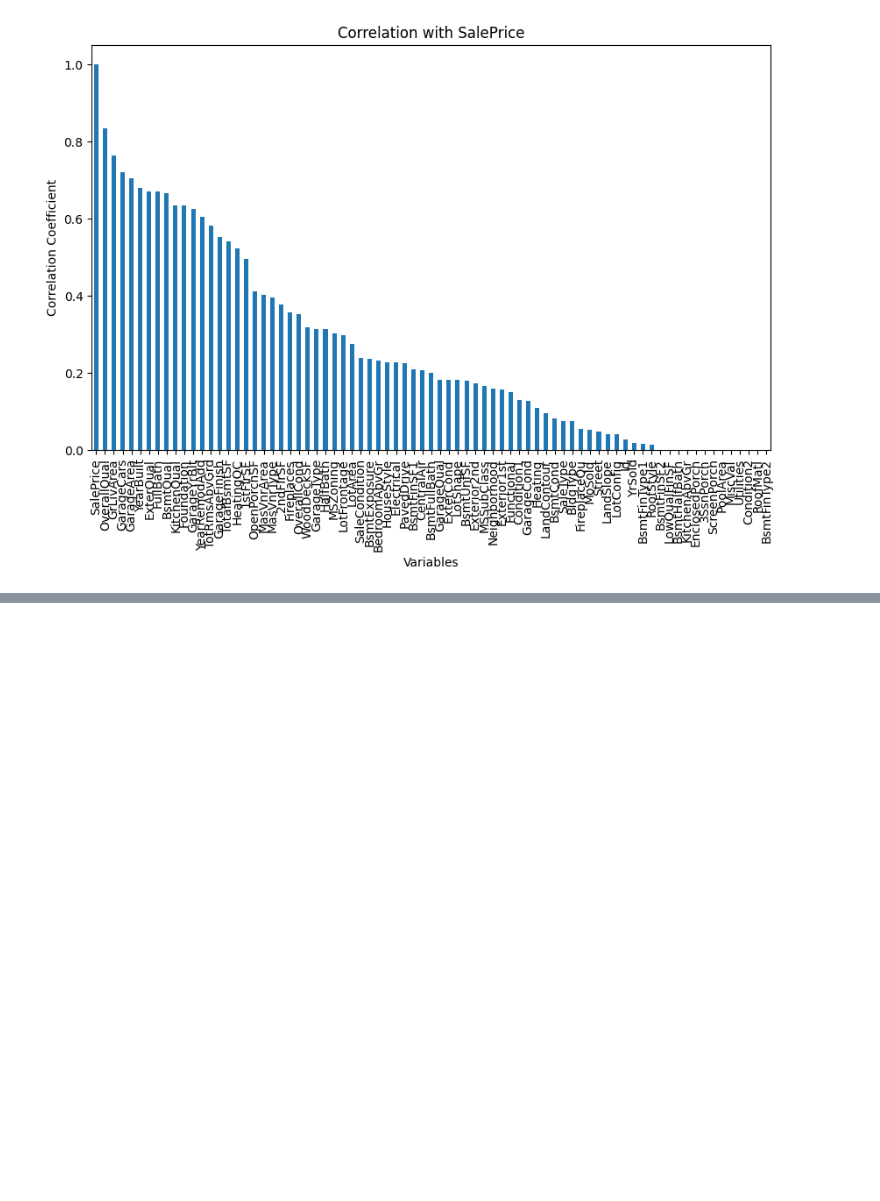
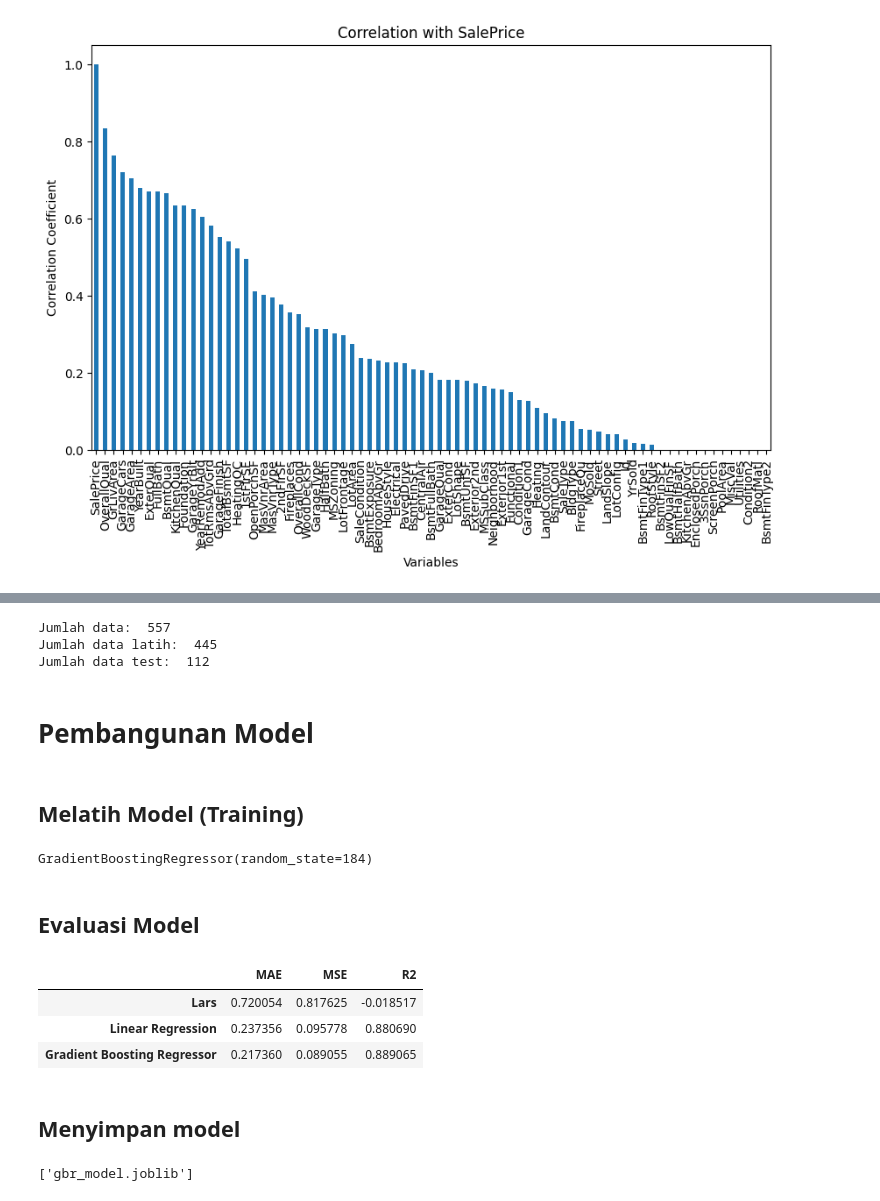
Before and after one commit to iwacooy/machine_learning_pemula, a Jupyter notebook: ML_Workflow.ipynb, the cells around one changed output, grey strips where cells are left out. Drawn from its saved outputs; the diff is of its cells as text; code cells hidden in the pictures; blank space fills up the shorter version.

Commit message:
Add data splitting and modelling

```diff
--- a/ML_Workflow.ipynb
+++ b/ML_Workflow.ipynb
@@ -388,0 +396,75 @@ plt.show()
+# %%
+X = df_lencoder.drop(columns=['SalePrice'])
+y = df_lencoder['SalePrice']
+
+x_train, x_test, y_train, y_test = train_test_split(X, y, test_size=0.2, random_state=1)
+# menghitung panjang/jumlah data
+print("Jumlah data: ",len(X))
+# menghitung panjang/jumlah data pada x_test
+print("Jumlah data latih: ",len(x_train))
+# menghitung panjang/jumlah data pada x_test
+print("Jumlah data test: ",len(x_test))
+# %% [output]
+Jumlah data:  557
+Jumlah data latih:  445
+Jumlah data test:  112
+# %% [markdown]
+# Pembangunan Model
+# %% [markdown]
+## Melatih Model (Training)
+# %%
+# Melatih model 1 dengan algoritma Least Angle Regression
+lars = linear_model.Lars(n_nonzero_coefs=1).fit(x_train, y_train)
+
+# Melatih model 2 dengan algoritma Linear Regression
+LR = LinearRegression().fit(x_train, y_train)
+
+# Melatih model 3 dengan algoritma Gradient Boosting Regressor
+GBR = GradientBoostingRegressor(random_state=184)
+GBR.fit(x_train, y_train)
+# %% [output]
+GradientBoostingRegressor(random_state=184)
+# %% [markdown]
+## Evaluasi Model
+# %%
+pred_lars = lars.predict(x_test)
+mae_lars = mean_absolute_error(y_test, pred_lars)
+mse_lars = mean_squared_error(y_test, pred_lars)
+r2_lars = r2_score(y_test, pred_lars)
+
+data = {
+    'MAE': mae_lars,
+    'MSE': mse_lars,
+    'R2' : r2_lars
+}
+
+df_results = pd.DataFrame(data, index=['Lars'])
+
+pred_LR = LR.predict(x_test)
+mae_LR = mean_absolute_error(y_test, pred_LR)
+mse_LR = mean_squared_error(y_test, pred_LR)
+r2_LR = r2_score(y_test, pred_LR)
+
+df_results.loc['Linear Regression'] = [mae_LR, mse_LR, r2_LR]
+
+pred_GBR = GBR.predict(x_test)
+mae_GBR = mean_absolute_error(y_test, pred_GBR)
+mse_GBR = mean_squared_error(y_test, pred_GBR)
+r2_GBR = r2_score(y_test, pred_GBR)
+
+df_results.loc['Gradient Boosting Regressor'] = [mae_GBR, mse_GBR, r2_GBR]
+df_results
+# %% [output]
+|  | MAE | MSE | R2 |
+| Lars | 0.720054 | 0.817625 | -0.018517 |
+| Linear Regression | 0.237356 | 0.095778 | 0.880690 |
+| Gradient Boosting Regressor | 0.217360 | 0.089055 | 0.889065 |
+# %% [markdown]
+## Menyimpan model
+# %%
+import joblib
+
+# Menyimpan model ke dalam file
+joblib.dump(GBR, 'gbr_model.joblib')
+# %% [output]
+['gbr_model.joblib']
```
Also changed, not shown: parts of 4 cells of this notebook.
